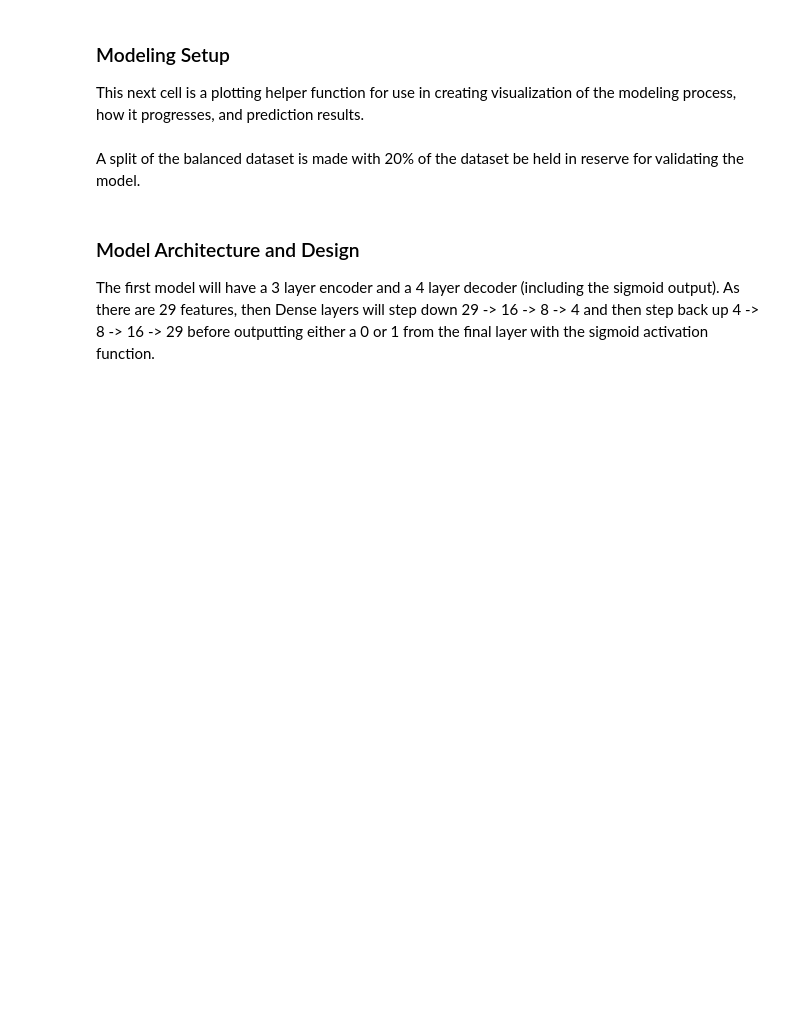
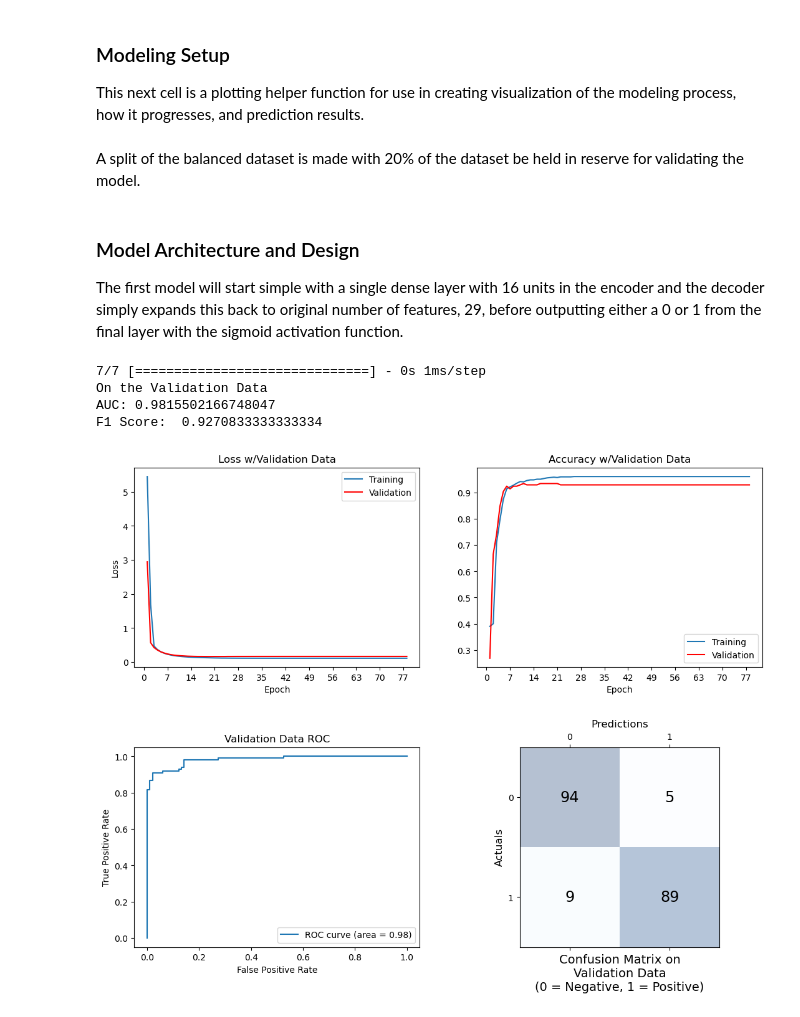
Before and after one commit to clayv/DTSA-5511_Final, a Jupyter notebook: CreditCardFraud.ipynb, the cells around one changed output. Saved outputs shown, nothing was run; the diff lists cells and outputs as text; code cells hidden in the pictures; blank space fills up the shorter version.

```diff
--- a/CreditCardFraud.ipynb
+++ b/CreditCardFraud.ipynb
@@ -260,4 +256,4 @@ X = df_balanced.drop('Class', axis=1).values
 X_train, X_test, y_train, y_test = train_test_split(X, y, test_size = 0.20, random_state = RANDOM_SEED)
 # %% [markdown]
 ### Model Architecture and Design
-The first model will have a 3 layer encoder and a 4 layer decoder (including the sigmoid output). As there are 29 features, then Dense layers will step down 29 -> 16 -> 8 -> 4 and then step back up 4 -> 8 -> 16 -> 29 before outputting either a 0 or 1 from the final layer with the sigmoid activation function.
+The first model will start simple with a single dense layer with 16 units in the encoder and the decoder simply expands this back to original number of features, 29, before outputting either a 0 or 1 from the final layer with the sigmoid activation function.
@@ -263,0 +268,30 @@ The first model will have a 3 layer encoder and a 4 layer decoder (including the
+# %%
+tf.keras.backend.clear_session()
+
+stackedEncoder = keras.models.Sequential()
+stackedEncoder.add(Dense(16, activation = ENCODER_ACTIVATION))
+
+stackedDecoder = keras.models.Sequential()
+stackedDecoder.add(Dense(numFeatures, activation = ENCODER_ACTIVATION))
+stackedDecoder.add(Dense(1, activation = "sigmoid"))
+
+model = keras.models.Sequential([stackedEncoder, stackedDecoder])
+model.compile(optimizer = keras.optimizers.Adam(learning_rate = 0.001),
+      loss = keras.losses.BinaryCrossentropy(from_logits = False),
+      metrics = METRICS
+)
+
+input_shape = (None, numFeatures)
+model.build(input_shape)
+
+histModel_1 = model.fit(X_train, y_train, epochs = 100, validation_data = [X_test, y_test],
+    callbacks = callbacks_list, verbose = False
+)
+
+plotResults(0, histModel_1.history, y_test, model.predict(X_test))
+# %% [output]
+7/7 [==============================] - 0s 1ms/step
+On the Validation Data
+AUC: 0.9815502166748047
+F1 Score:  0.9270833333333334
+[figure, added]
```
Also changed, not shown: parts of 28 cells of this notebook.
